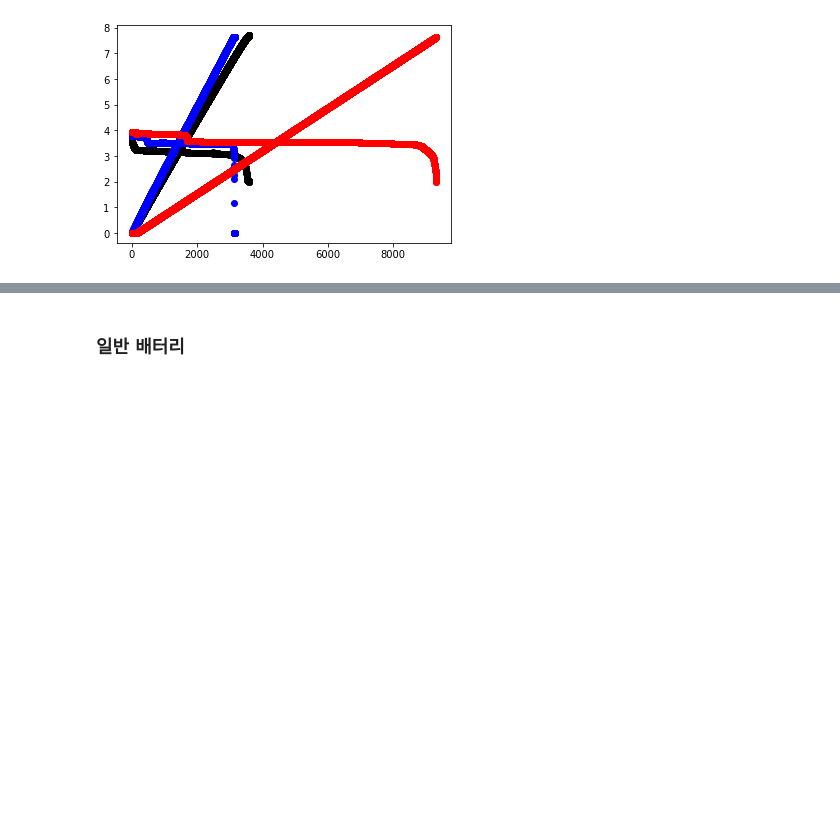
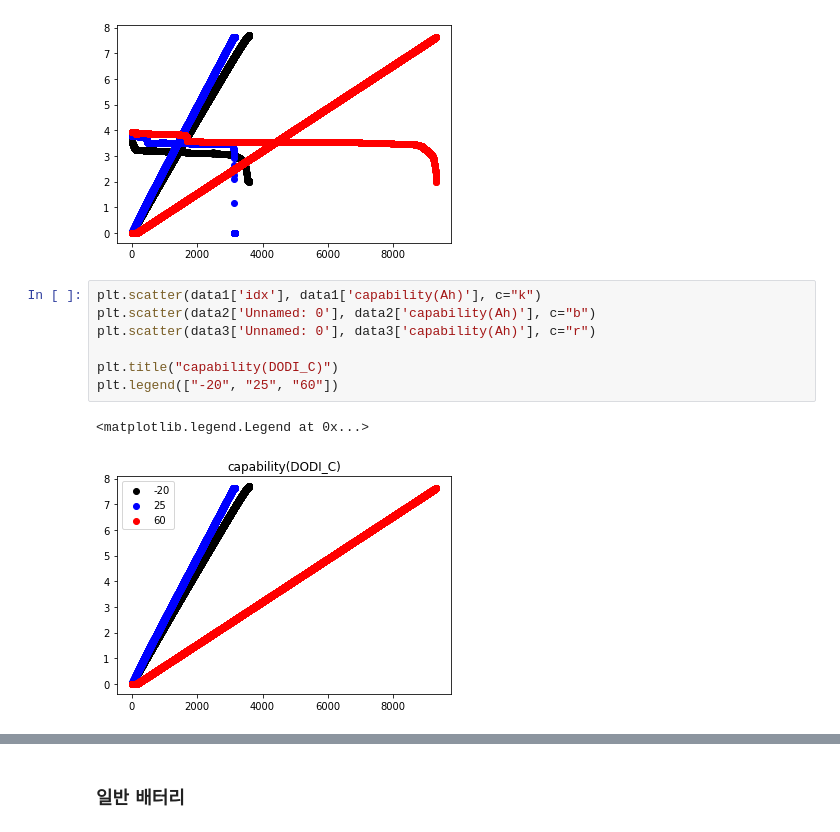
Before and after one commit to minD9it/Battery, a Jupyter notebook: RawDataAnalysis.ipynb, the cells around one changed output, grey strips where cells are left out. Saved outputs shown, nothing was run; the diff lists cells and outputs as text; blank space fills up the shorter version.

```diff
--- a/RawDataAnalysis.ipynb
+++ b/RawDataAnalysis.ipynb
@@ -68,3 +68,13 @@ plt.scatter(data3['Unnamed: 0'], data3['voltage(V)'], c="r")
 # %% [output]
 <matplotlib.collections.PathCollection at 0x...>
 [figure]
+# %%
+plt.scatter(data1['idx'], data1['capability(Ah)'], c="k")
+plt.scatter(data2['Unnamed: 0'], data2['capability(Ah)'], c="b")
+plt.scatter(data3['Unnamed: 0'], data3['capability(Ah)'], c="r")
+
+plt.title("capability(DODI_C)")
+plt.legend(["-20", "25", "60"])
+# %% [output]
+<matplotlib.legend.Legend at 0x...>
+[figure, added]
```
Also changed, not shown: parts of 3 cells of this notebook, 1 other file.
